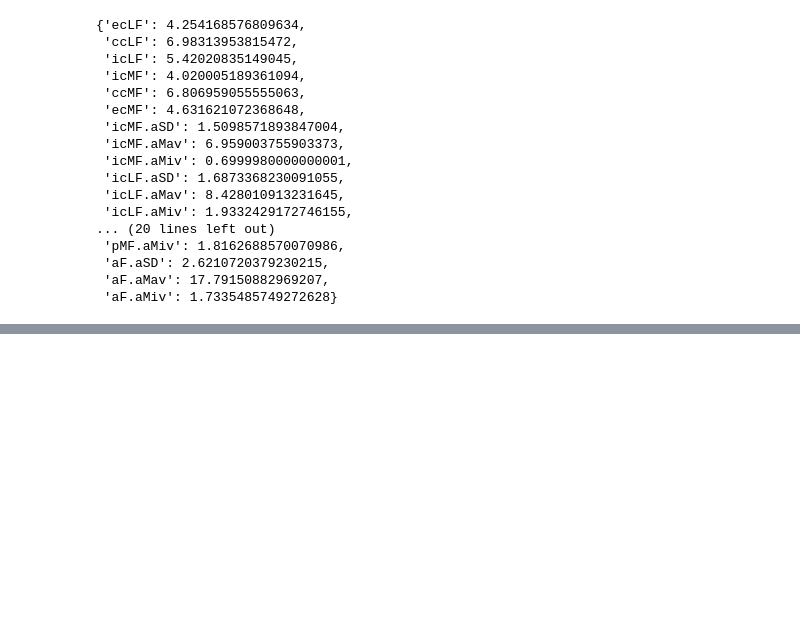
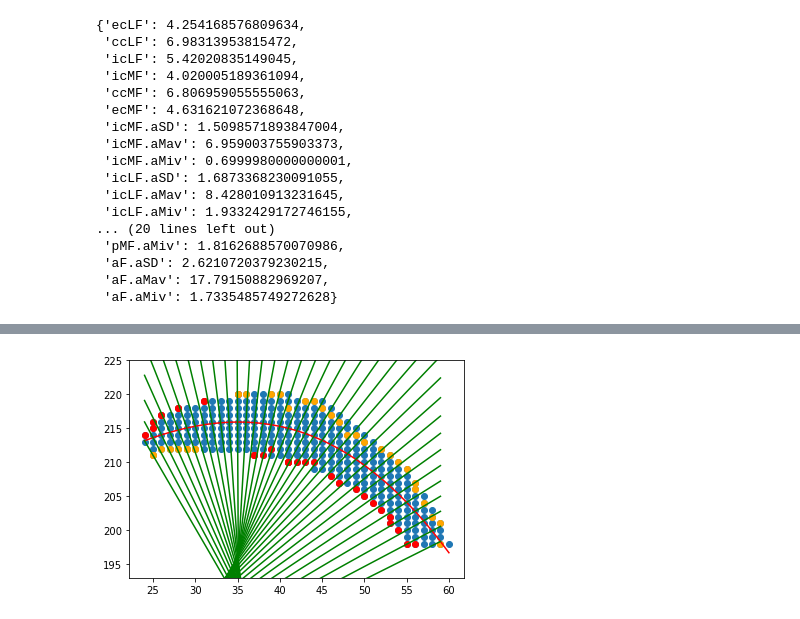
Before and after one commit to swestfechtel/knorpel_v2, a Jupyter notebook: documentation.ipynb, the cells around one changed output, grey strips where cells are left out. Cells and saved outputs as stored; diff of their text form; code cells hidden in the pictures; blank space fills up the shorter version.

```diff
--- a/documentation.ipynb
+++ b/documentation.ipynb
@@ -1232,0 +1300,2 @@ femoral_thickness[key] = np.nanmean(value)
+# %%
+df = pd.DataFrame(layers[0], columns=['x', 'y'])
@@ -1232,0 +1385,8 @@ femoral_thickness[key] = np.nanmean(value)
+# %%
+indices = []
+for i in range(len(outline_points)):
+    if None in outline_points[i]:
+        indices.append(i)
+
+outline_points = np.delete(outline_points, indices)
+outline_points
@@ -1232,0 +1429,15 @@ femoral_thickness[key] = np.nanmean(value)
+# %%
+plt.scatter(x, y)
+ax = plt.gca()
+ax.plot(x, fun, c='r')
+for i in range(len(normals)):
+    ax.plot(new_x, normals[i], c='green')
+
+for i in range(len(outline_points)):
+    ax.scatter(outline_points[i][0][0], outline_points[i][0][1], color='red')
+    ax.scatter(outline_points[i][1][0], outline_points[i][1][1], color='orange')
+
+plt.ylim((min(y) - 5, max(y) + 5))
+plt.show()
+# %% [output]
+[figure, added]
```
Also changed, not shown: parts of 19 cells of this notebook, 1 other file.
